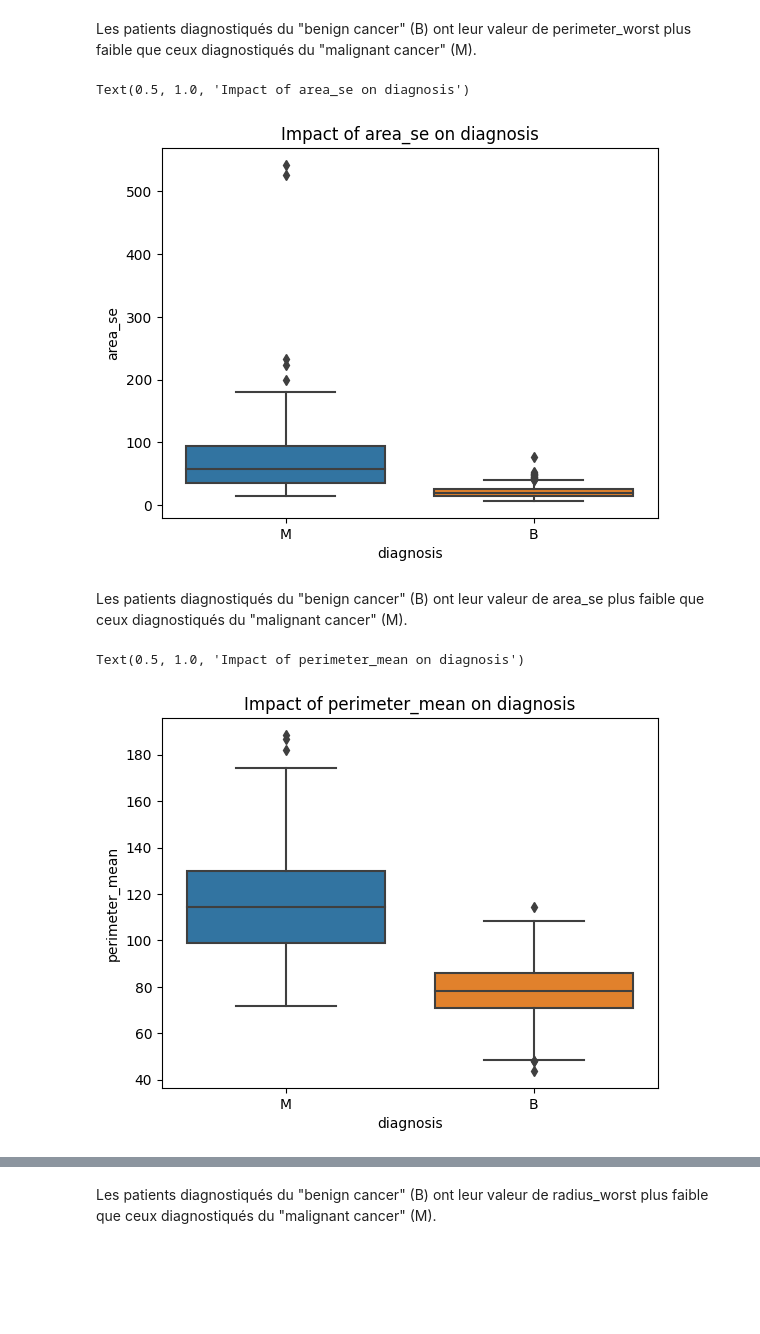
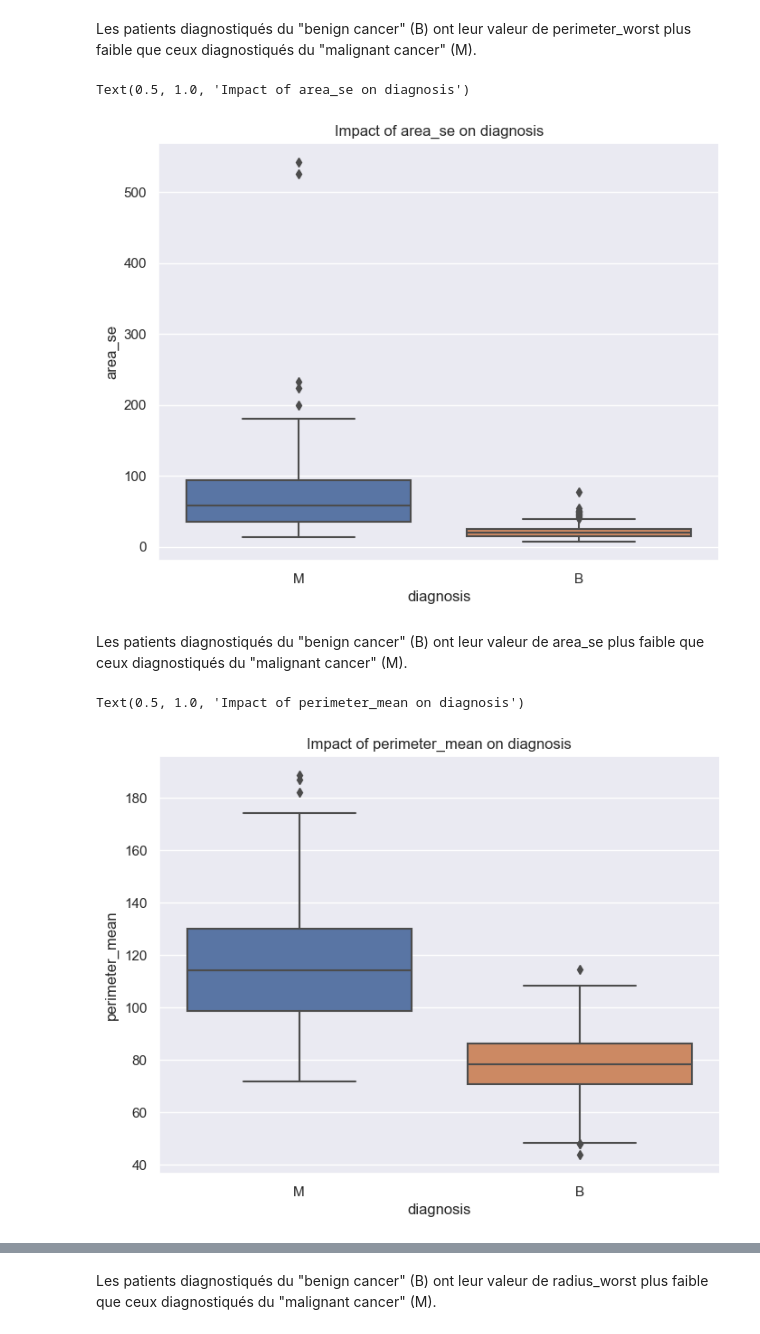
Before and after one commit to Abou29/Random-forest_predict-breast-cancer, a Jupyter notebook: breast_cancer.ipynb, the cells around one changed output, grey strips where cells are left out. Drawn from its saved outputs; the diff is of its cells as text; code cells hidden in the pictures; blank space fills up the shorter version.

```diff
--- a/breast_cancer.ipynb
+++ b/breast_cancer.ipynb
@@ -187,7 +197,7 @@ Name: diagnosis, dtype: int64
 - 32.26% restant comme porteur du "malignant cancer" (M).
 # %%
 # Basic statistics on numeric features
-data.drop(['diagnosis', 'id'], axis = 1, inplace = False).describe() # drop target column ('diagnosis')
+data.drop(['id'], axis = 1, inplace = False).describe() # drop target column ('id')
 # %% [output]
 |  | radius_mean | texture_mean | perimeter_mean | area_mean | smoothness_mean | compactness_mean | ... |
 | count | 569.000000 | 569.000000 | 569.000000 | 569.000000 | 569.000000 | 569.000000 | ... |
@@ -293,21 +303,21 @@ Text(0.5, 1.0, 'Impact of perimeter_worst on diagnosis')
 # %% [markdown]
 Les patients diagnostiqués du "benign cancer" (B) ont leur valeur de perimeter_worst plus faible que ceux diagnostiqués du "malignant cancer" (M).
 # %%
-#fig, ax=plt.subplots(figsize=(8,6))
-plt.figure()
+fig, ax=plt.subplots(figsize=(8,6))
+#plt.figure()
 sns.boxplot(x=data.diagnosis, y=data.area_se)
 plt.title('Impact of area_se on diagnosis')
 # %% [output]
 Text(0.5, 1.0, 'Impact of area_se on diagnosis')
-[figure, old version]
+[figure, new version]
 # %% [markdown]
 Les patients diagnostiqués du "benign cancer" (B) ont leur valeur de area_se plus faible que ceux diagnostiqués du "malignant cancer" (M).
 # %%
-#fig, ax=plt.subplots(figsize=(8,6))
-plt.figure()
+fig, ax=plt.subplots(figsize=(8,6))
+#plt.figure()
 sns.boxplot(x=data.diagnosis, y=data.perimeter_mean)
 plt.title('Impact of perimeter_mean on diagnosis')
 # %% [output]
 Text(0.5, 1.0, 'Impact of perimeter_mean on diagnosis')
-[figure, old version]
+[figure, new version]
 # %%
```
Also changed, not shown: parts of 38 cells of this notebook.
